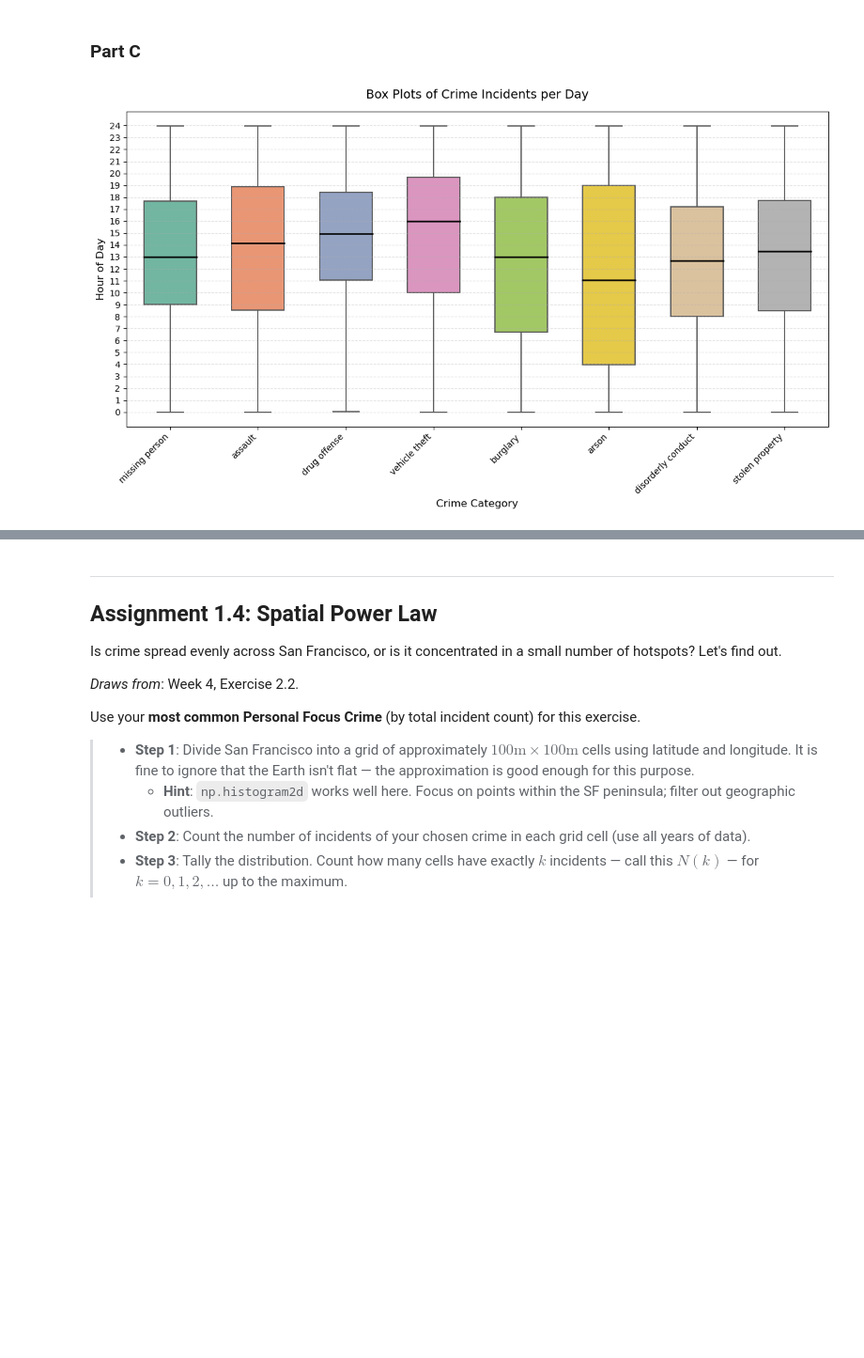
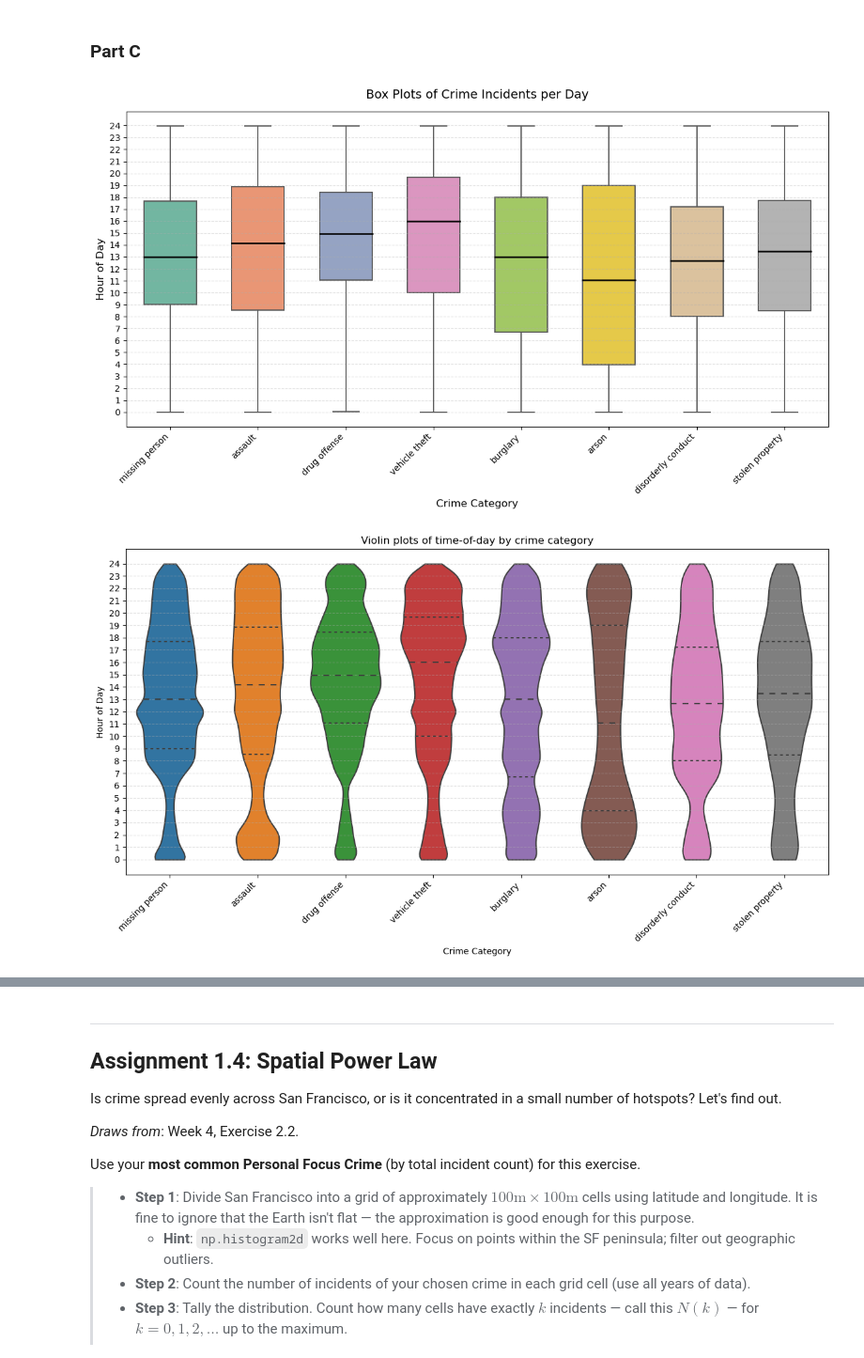
Before and after one commit to Yasmine-bou/Data_analysis, a Jupyter notebook: Assignment1.ipynb, the cells around one changed output, grey strips where cells are left out. Shown at 94% size. Cells and saved outputs as stored; diff of their text form; code cells hidden in the pictures; blank space fills up the shorter version.

```diff
--- a/Assignment1.ipynb
+++ b/Assignment1.ipynb
@@ -357,31 +425,49 @@ Note that in the jitter plot, we can see how more cases are reported on the hour
 df_focus['Hour'] = (
     df_focus['Incident Datetime'].dt.hour +
     df_focus['Incident Datetime'].dt.minute / 60 +
     df_focus['Incident Datetime'].dt.second / 3600
 )
 
 plt.figure(figsize=(12, 7))
 
 sns.boxplot(
     data=df_focus,
     x='Incident Category',
     y='Hour',
     palette='Set2',
     width=0.6,
     linewidth=1.4,
     showfliers=False,
     whis=1.5,
     medianprops=dict(color='black', linewidth=1.8),
 )
 
 plt.title("Box Plots of Crime Incidents per Day", fontsize=14, pad=15)
 plt.xlabel("Crime Category", fontsize=12)
 plt.ylabel("Hour of Day", fontsize=12)
 plt.xticks(rotation=45, ha='right', fontsize=10)
 plt.yticks(range(0, 25))
 plt.grid(axis='y', linestyle='--', alpha=0.4)
 plt.tight_layout()
 plt.show()
+
+plt.figure(figsize=(12, 7))
+sns.violinplot(
+    data=df_focus,
+    x="Incident Category",
+    y="Hour",
+    inner="quartile",
+    cut=0
+)
+plt.title("Violin plots of time-of-day by crime category")
+plt.xlabel("Crime Category")
+plt.ylabel("Hour of Day")
+plt.xticks(rotation=45, ha="right", fontsize=10)
+plt.yticks(range(0, 25))
+plt.grid(axis='y', linestyle='--', alpha=0.4)
+plt.tight_layout()
+plt.show()
 # %% [output]
 [figure]
+[figure, added]
 # %% [markdown]
```
Also changed, not shown: parts of 7 cells of this notebook.
